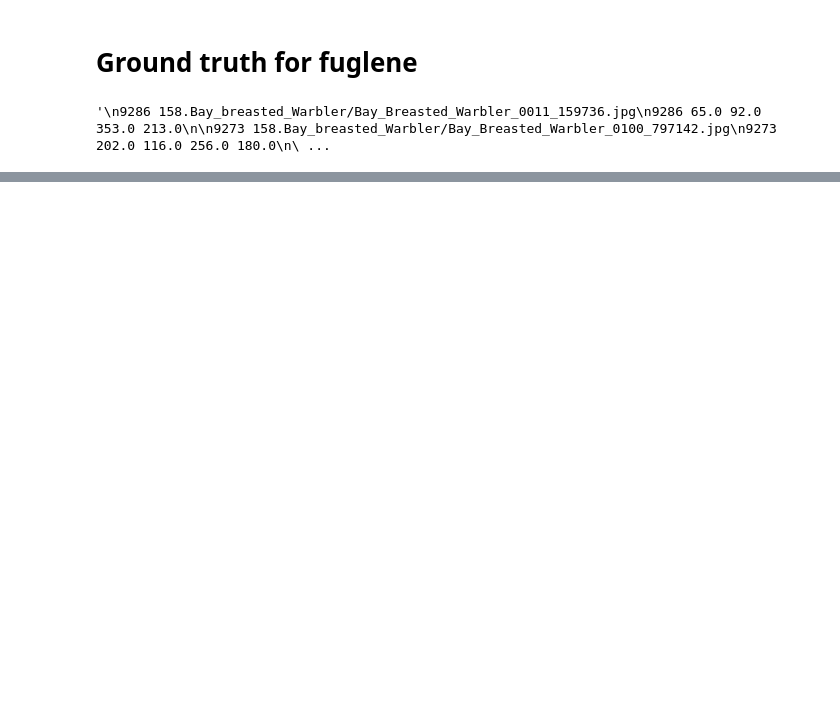
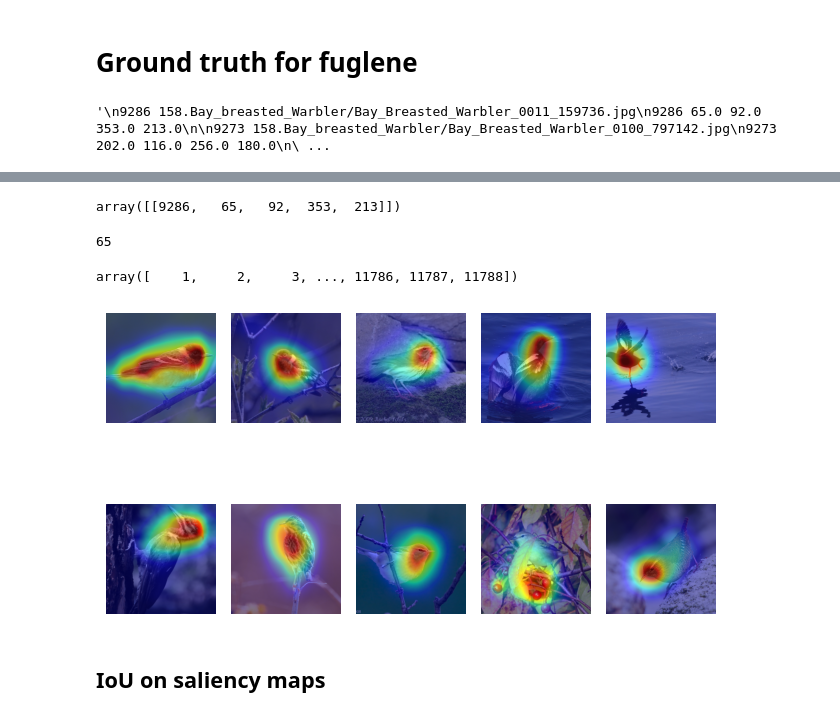
Before and after one commit to s183910/Responsible_AI_project_2, a Jupyter notebook: validation/IoU.ipynb, the cells around one changed output, grey strips where cells are left out. Saved outputs shown, nothing was run; the diff lists cells and outputs as text; code cells hidden in the pictures; blank space fills up the shorter version.

Commit message:
IoU almost finished for saliency maps

```diff
--- a/validation/IoU.ipynb
+++ b/validation/IoU.ipynb
@@ -36,0 +82,77 @@
+# %%
+bb[bb[0]==9286].values
+# %% [output]
+array([[9286,   65,   92,  353,  213]])
+# %%
+# get just one value from the row :
+
+x_min = bb[bb[0]==9286].values[0][1]
+x_min
+# %% [output]
+65
+# %%
+list_of_ids = bb[0].unique()
+list_of_ids
+# %% [output]
+array([    1,     2,     3, ..., 11786, 11787, 11788])
+# %%
+
+
+
+# set up model, pretrained on imagenet
+model = resnet34(weights="DEFAULT").eval()
+# don't really know what this does (especially the normalize thing - were do the variables come from?
+preprocess = transforms.Compose(
+    [
+        transforms.Resize(299),
+        transforms.CenterCrop(299),
+        transforms.ToTensor(),
+        transforms.Normalize(mean=[0.485, 0.456, 0.406], std=[0.229, 0.224, 0.225]),
+    ]
+)
+
+# to visualize the images in same format
+preprocess_visualise = transforms.Compose(
+    [transforms.Resize(299), transforms.CenterCrop(299), transforms.ToTensor()]
+)
+# %%
+
+# loading the test images
+imgs = glob.glob("handful_of_images/*.jpg")
+len(imgs)
+
+cam_extractor = SmoothGradCAMpp(model, target_layer="layer4")
+
+
+def get_heat_map(fileNames, overlay):
+    # getting the saliency maps on the images
+    fig, ax = plt.subplots(2, 5, tight_layout=True)
+    ax = ax.ravel()
+    for i, img in enumerate(fileNames):
+        input_image = Image.open(img)
+        cropped_img = preprocess_visualise(input_image)
+
+        input_tensor = preprocess(input_image)
+        input_batch = input_tensor.unsqueeze(0)
+
+        out = model(input_batch)
+        cams = cam_extractor(out.squeeze(0).argmax().item(), out)
+
+        if overlay:
+            result = overlay_mask(
+                to_pil_image(cropped_img), to_pil_image(cams[0].squeeze(0), mode="F"), alpha=0.5
+            )
+            ax[i].imshow(result)
+            ax[i].set_axis_off()
+        else:
+            ax[i].imshow(cams[0].squeeze(0))
+            ax[i].set_axis_off()
+
+    plt.show()
+get_heat_map(imgs, True)
+
+cam_extractor.remove_hooks()
+# %% [output]
+[figure, added]
+# %% [markdown]
+## IoU on saliency maps
```
Also changed, not shown: parts of 6 cells of this notebook, 1 other file.
